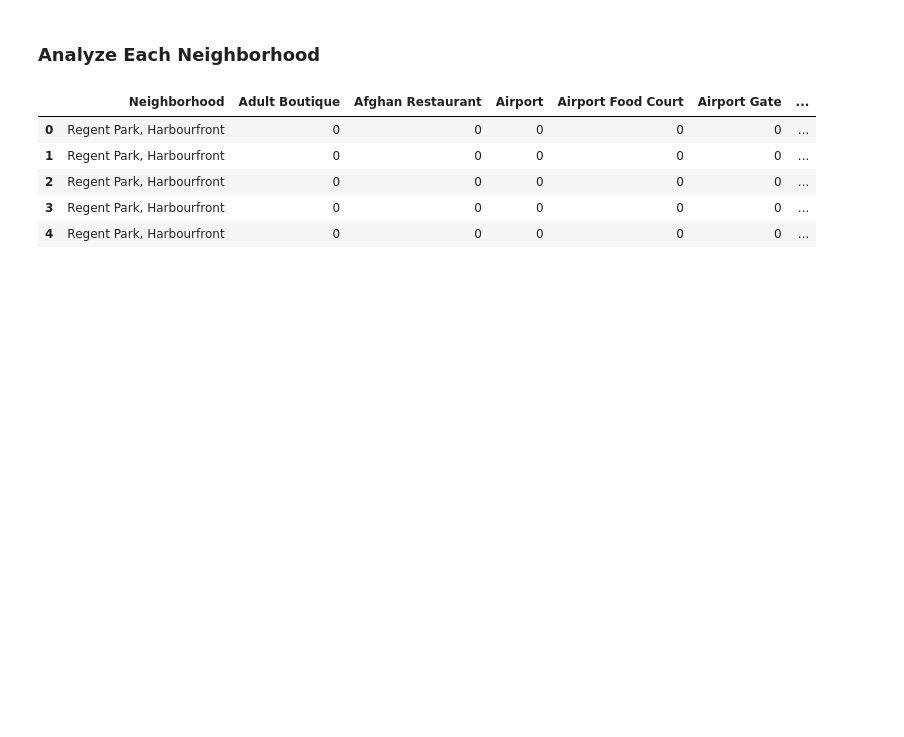
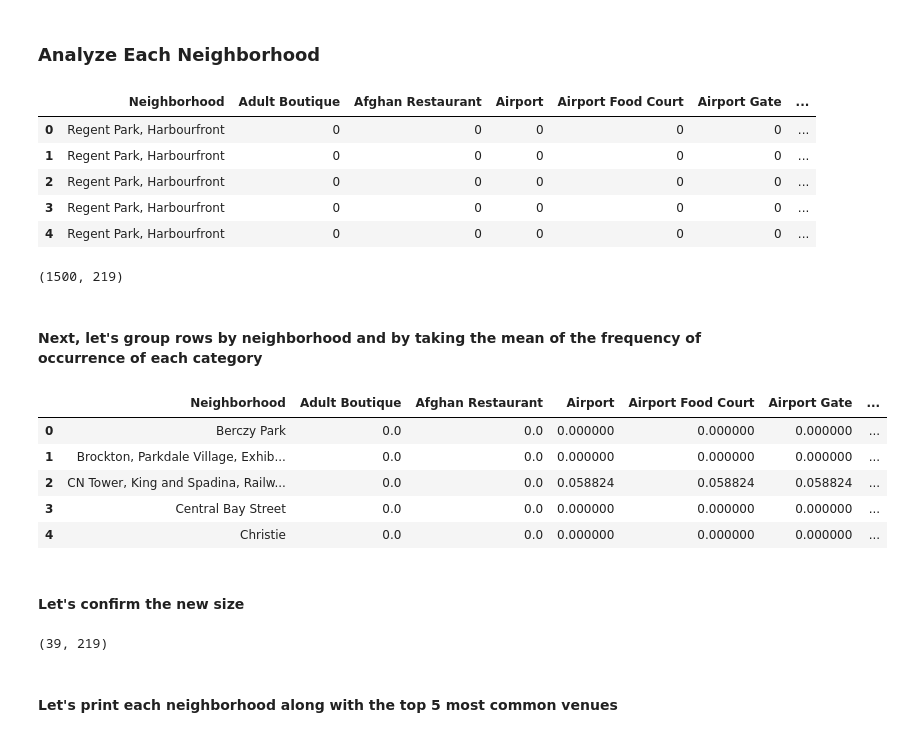
Before and after one commit to LeanoA/Coursera_Capstone, a Jupyter notebook: Week3-Part3.ipynb, the cells around one changed output. Drawn from its saved outputs; the diff is of its cells as text; code cells hidden in the pictures; blank space fills up the shorter version.

```diff
--- a/Week3-Part3.ipynb
+++ b/Week3-Part3.ipynb
@@ -249,3 +254,27 @@ toronto_OH.head()
 | 2 | Regent Park, Harbourfront | 0 | 0 | 0 | 0 | 0 | ... |
 | 3 | Regent Park, Harbourfront | 0 | 0 | 0 | 0 | 0 | ... |
 | 4 | Regent Park, Harbourfront | 0 | 0 | 0 | 0 | 0 | ... |
+# %%
+toronto_OH.shape
+# %% [output]
+(1500, 219)
+# %% [markdown]
+#### Next, let's group rows by neighborhood and by taking the mean of the frequency of occurrence of each category
+# %%
+toronto_grouped = toronto_OH.groupby('Neighborhood').mean().reset_index()
+toronto_grouped.head()
+# %% [output]
+|  | Neighborhood | Adult Boutique | Afghan Restaurant | Airport | Airport Food Court | Airport Gate | ... |
+| 0 | Berczy Park | 0.0 | 0.0 | 0.000000 | 0.000000 | 0.000000 | ... |
+| 1 | Brockton, Parkdale Village, Exhib... | 0.0 | 0.0 | 0.000000 | 0.000000 | 0.000000 | ... |
+| 2 | CN Tower, King and Spadina, Railw... | 0.0 | 0.0 | 0.058824 | 0.058824 | 0.058824 | ... |
+| 3 | Central Bay Street | 0.0 | 0.0 | 0.000000 | 0.000000 | 0.000000 | ... |
+| 4 | Christie | 0.0 | 0.0 | 0.000000 | 0.000000 | 0.000000 | ... |
+# %% [markdown]
+#### Let's confirm the new size
+# %%
+toronto_grouped.shape
+# %% [output]
+(39, 219)
+# %% [markdown]
+#### Let's print each neighborhood along with the top 5 most common venues
```
Also changed, not shown: parts of 25 cells of this notebook.
